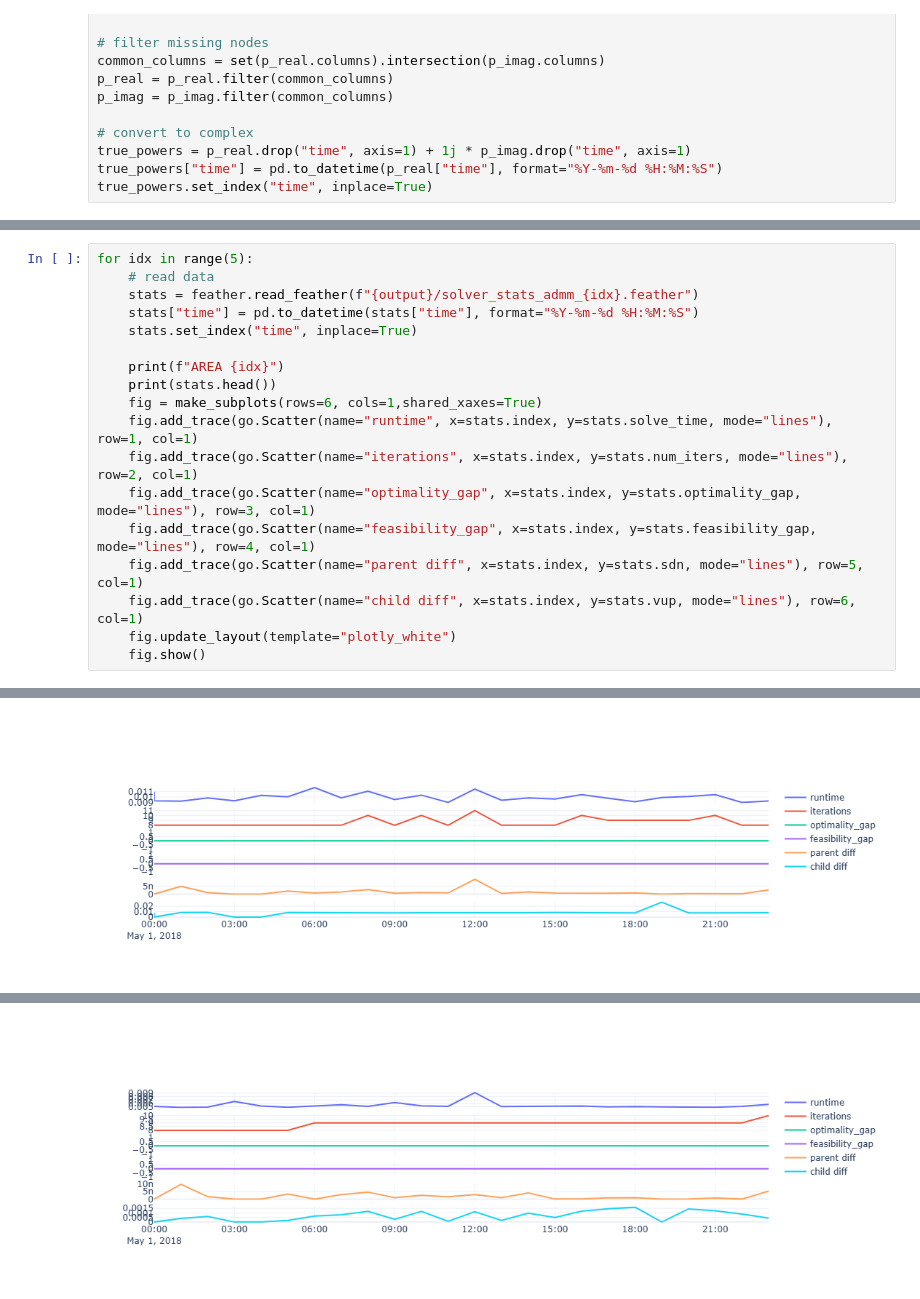
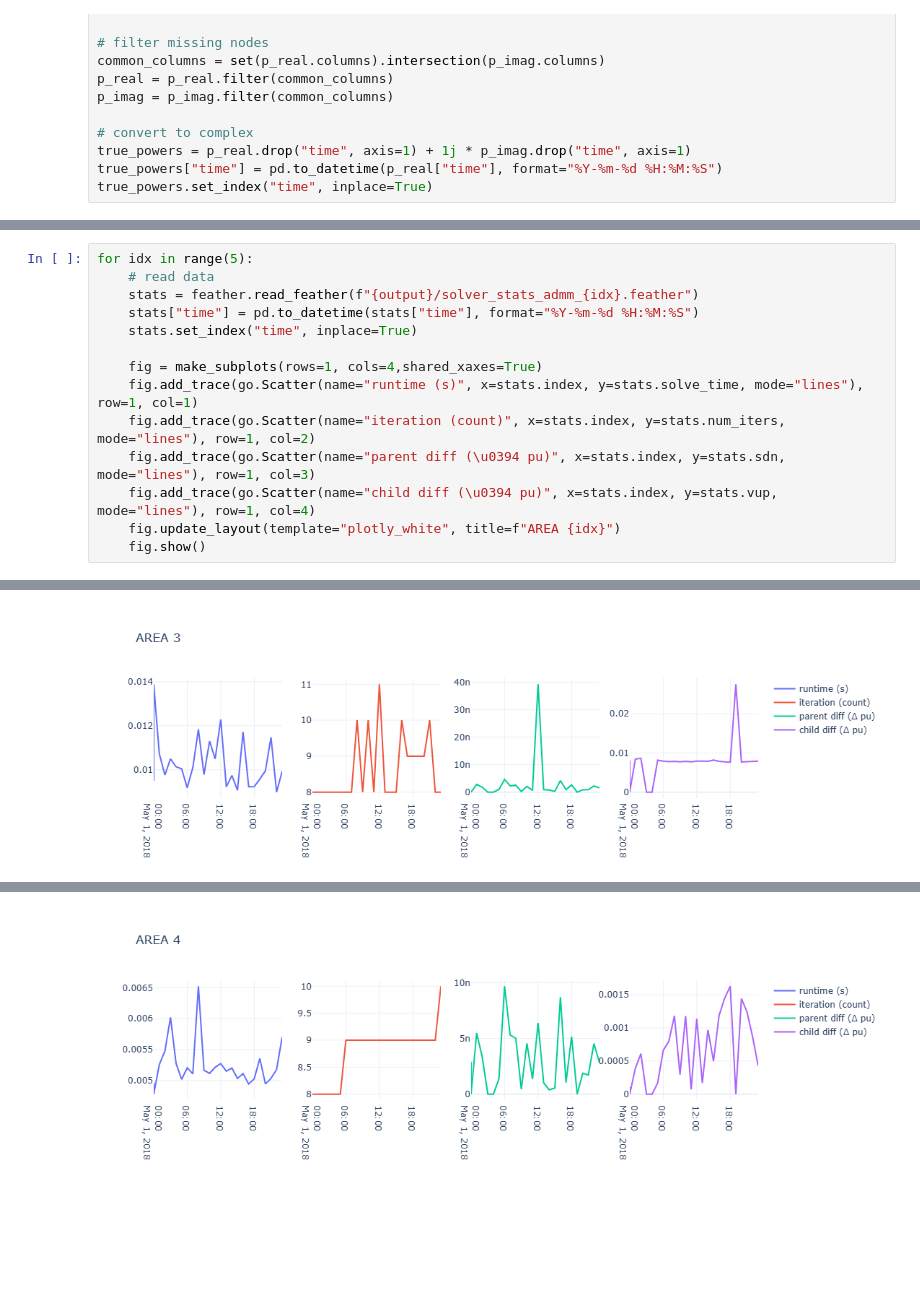
Before and after one commit to pnnl/oedisi_dopf, a Jupyter notebook: workflow_admm.ipynb, the cells around one changed output, grey strips where cells are left out. Saved outputs shown, nothing was run; the diff lists cells and outputs as text; blank space fills up the shorter version.

Commit message:
fix: workflow updates for plots and container updates for dockerhub

```diff
--- a/workflow_admm.ipynb
+++ b/workflow_admm.ipynb
@@ -236,15 +220,11 @@ for idx in range(5):
     stats["time"] = pd.to_datetime(stats["time"], format="%Y-%m-%d %H:%M:%S")
     stats.set_index("time", inplace=True)
 
-    print(f"AREA {idx}")
-    print(stats.head())
-    fig = make_subplots(rows=6, cols=1,shared_xaxes=True)
-    fig.add_trace(go.Scatter(name="runtime", x=stats.index, y=stats.solve_time, mode="lines"), row=1, col=1)
-    fig.add_trace(go.Scatter(name="iterations", x=stats.index, y=stats.num_iters, mode="lines"), row=2, col=1)
-    fig.add_trace(go.Scatter(name="optimality_gap", x=stats.index, y=stats.optimality_gap, mode="lines"), row=3, col=1)
-    fig.add_trace(go.Scatter(name="feasibility_gap", x=stats.index, y=stats.feasibility_gap, mode="lines"), row=4, col=1)
-    fig.add_trace(go.Scatter(name="parent diff", x=stats.index, y=stats.sdn, mode="lines"), row=5, col=1)
-    fig.add_trace(go.Scatter(name="child diff", x=stats.index, y=stats.vup, mode="lines"), row=6, col=1)
-    fig.update_layout(template="plotly_white")
+    fig = make_subplots(rows=1, cols=4,shared_xaxes=True)
+    fig.add_trace(go.Scatter(name="runtime (s)", x=stats.index, y=stats.solve_time, mode="lines"), row=1, col=1)
+    fig.add_trace(go.Scatter(name="iteration (count)", x=stats.index, y=stats.num_iters, mode="lines"), row=1, col=2)
+    fig.add_trace(go.Scatter(name="parent diff (\u0394 pu)", x=stats.index, y=stats.sdn, mode="lines"), row=1, col=3)
+    fig.add_trace(go.Scatter(name="child diff (\u0394 pu)", x=stats.index, y=stats.vup, mode="lines"), row=1, col=4)
+    fig.update_layout(template="plotly_white", title=f"AREA {idx}")
     fig.show()
 # %% [output]
@@ -318 +234 @@ time
-[figure, old version]
+[figure, new version]
@@ -335 +235 @@ time
-[figure, old version]
+[figure, new version]
```
Also changed, not shown: parts of 6 cells of this notebook, 37 other files.
